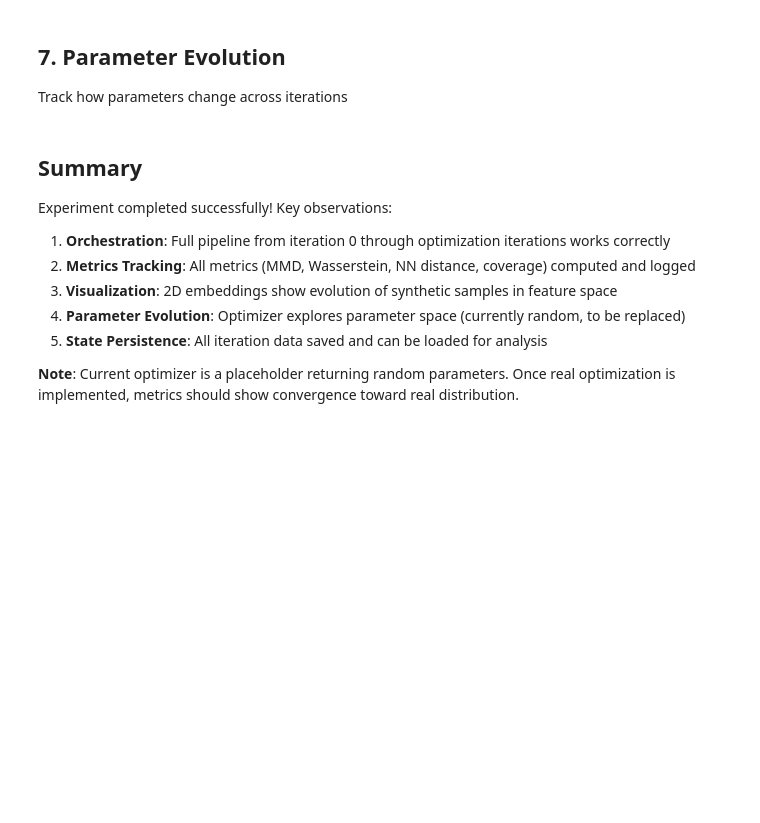
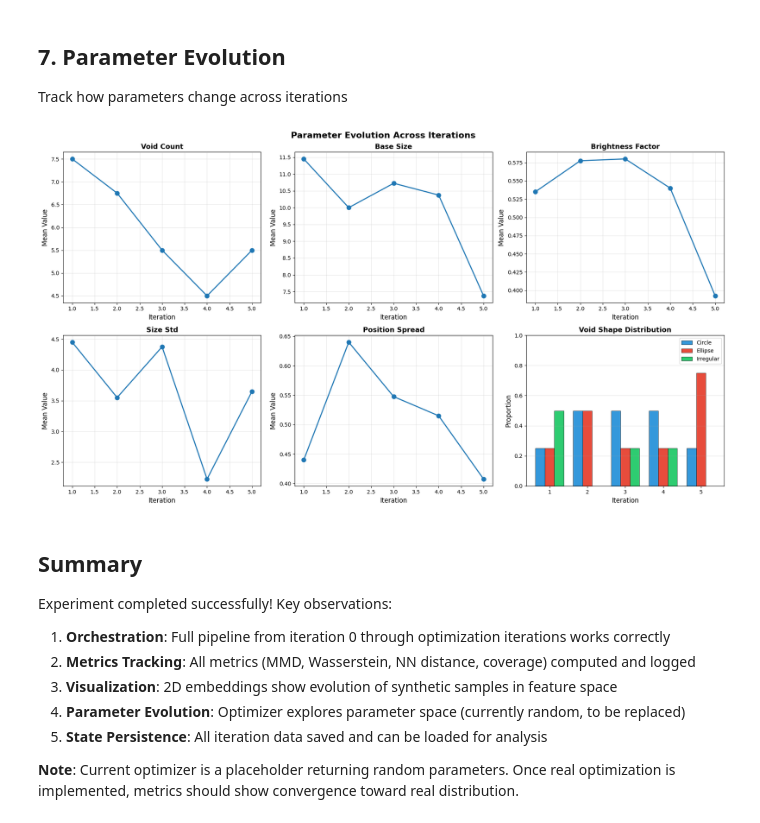
Before and after one commit to tensorleap/synthetic-data-optimizer, a Jupyter notebook: notebooks/test_experiment_runner.ipynb, the cells around one changed output. Cells and saved outputs as stored; diff of their text form; code cells hidden in the pictures; blank space fills up the shorter version.

```diff
--- a/notebooks/test_experiment_runner.ipynb
+++ b/notebooks/test_experiment_runner.ipynb
@@ -314,38 +353,47 @@ for i in range(1, len(iterations)):
         param_evolution[name].append(np.mean(values))
 
     # Count void shape distribution
     shapes = [p['void_shape'] for p in params]
     shape_counts = {s: shapes.count(s) / len(shapes) for s in ['circle', 'ellipse', 'irregular']}
     void_shape_evolution.append(shape_counts)
 
 # Plot parameter evolution
 fig, axes = plt.subplots(2, 3, figsize=(18, 10))
 axes = axes.flatten()
 fig.suptitle('Parameter Evolution Across Iterations', fontsize=16, fontweight='bold')
 
 for idx, name in enumerate(param_names):
     axes[idx].plot(iteration_nums, param_evolution[name], 'o-', linewidth=2, markersize=8)
     axes[idx].set_xlabel('Iteration', fontsize=12)
     axes[idx].set_ylabel('Mean Value', fontsize=12)
     axes[idx].set_title(name.replace('_', ' ').title(), fontsize=13, fontweight='bold')
     axes[idx].grid(True, alpha=0.3)
 
-# Void shape distribution
+# Void shape distribution - grouped bar chart
 circles = [s['circle'] for s in void_shape_evolution]
 ellipses = [s['ellipse'] for s in void_shape_evolution]
 irregulars = [s['irregular'] for s in void_shape_evolution]
 
-axes[5].plot(iteration_nums, circles, 'o-', label='Circle', linewidth=2, markersize=8)
-axes[5].plot(iteration_nums, ellipses, 's-', label='Ellipse', linewidth=2, markersize=8)
-axes[5].plot(iteration_nums, irregulars, '^-', label='Irregular', linewidth=2, markersize=8)
+x = np.arange(len(iteration_nums))  # iteration positions
+width = 0.25  # bar width
+
+bars1 = axes[5].bar(x - width, circles, width, label='Circle', color='#3498db', edgecolor='black', linewidth=0.5)
+bars2 = axes[5].bar(x, ellipses, width, label='Ellipse', color='#e74c3c', edgecolor='black', linewidth=0.5)
+bars3 = axes[5].bar(x + width, irregulars, width, label='Irregular', color='#2ecc71', edgecolor='black', linewidth=0.5)
+
 axes[5].set_xlabel('Iteration', fontsize=12)
 axes[5].set_ylabel('Proportion', fontsize=12)
 axes[5].set_title('Void Shape Distribution', fontsize=13, fontweight='bold')
+axes[5].set_xticks(x)
+axes[5].set_xticklabels(iteration_nums)
 axes[5].legend()
-axes[5].grid(True, alpha=0.3)
+axes[5].grid(True, alpha=0.3, axis='y')
+axes[5].set_ylim([0, 1.0])
 
 plt.tight_layout()
 plt.show()
+# %% [output]
+[figure, added]
 # %% [markdown]
 ## Summary
 
```
Also changed, not shown: parts of 5 cells of this notebook, 3 other files.
